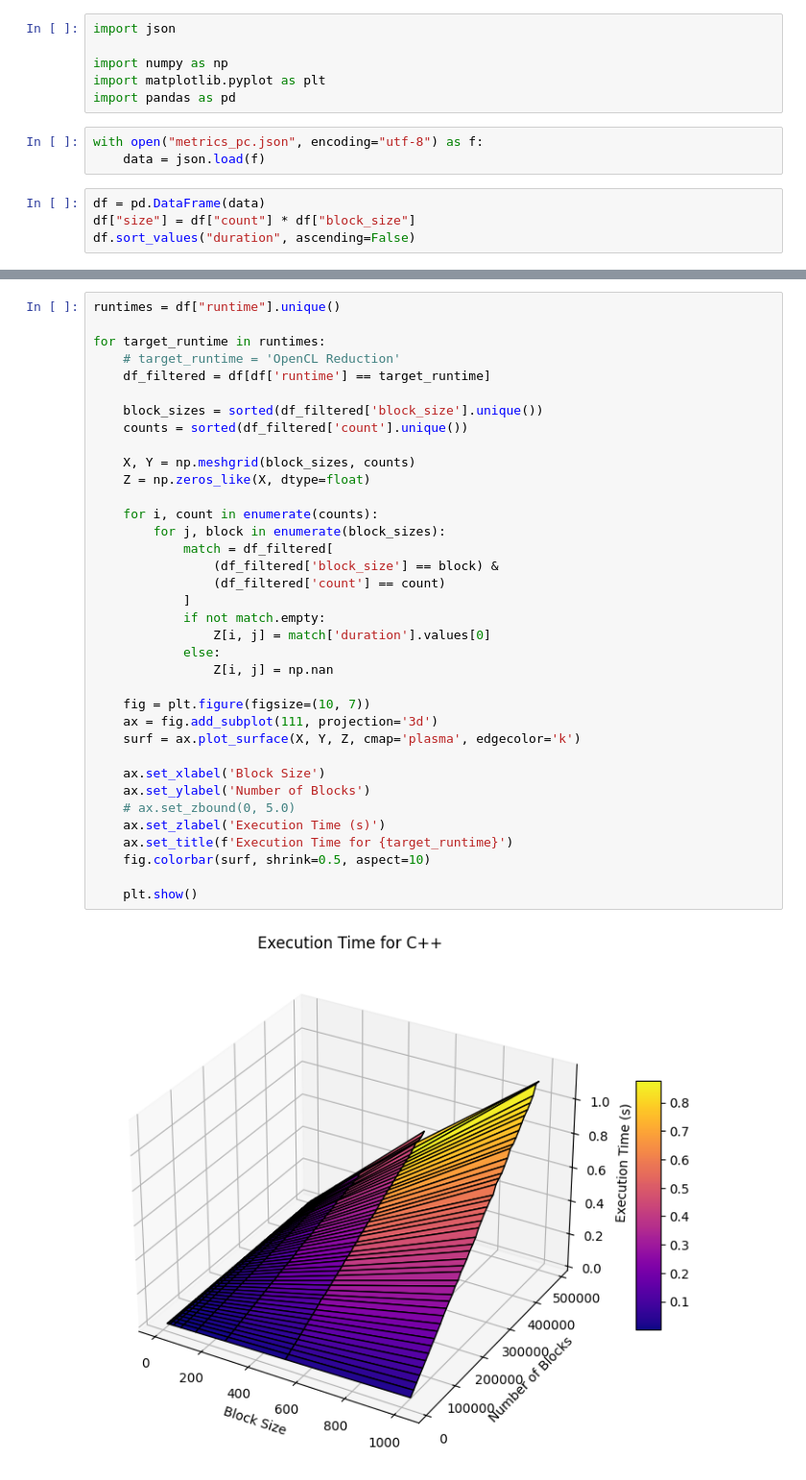
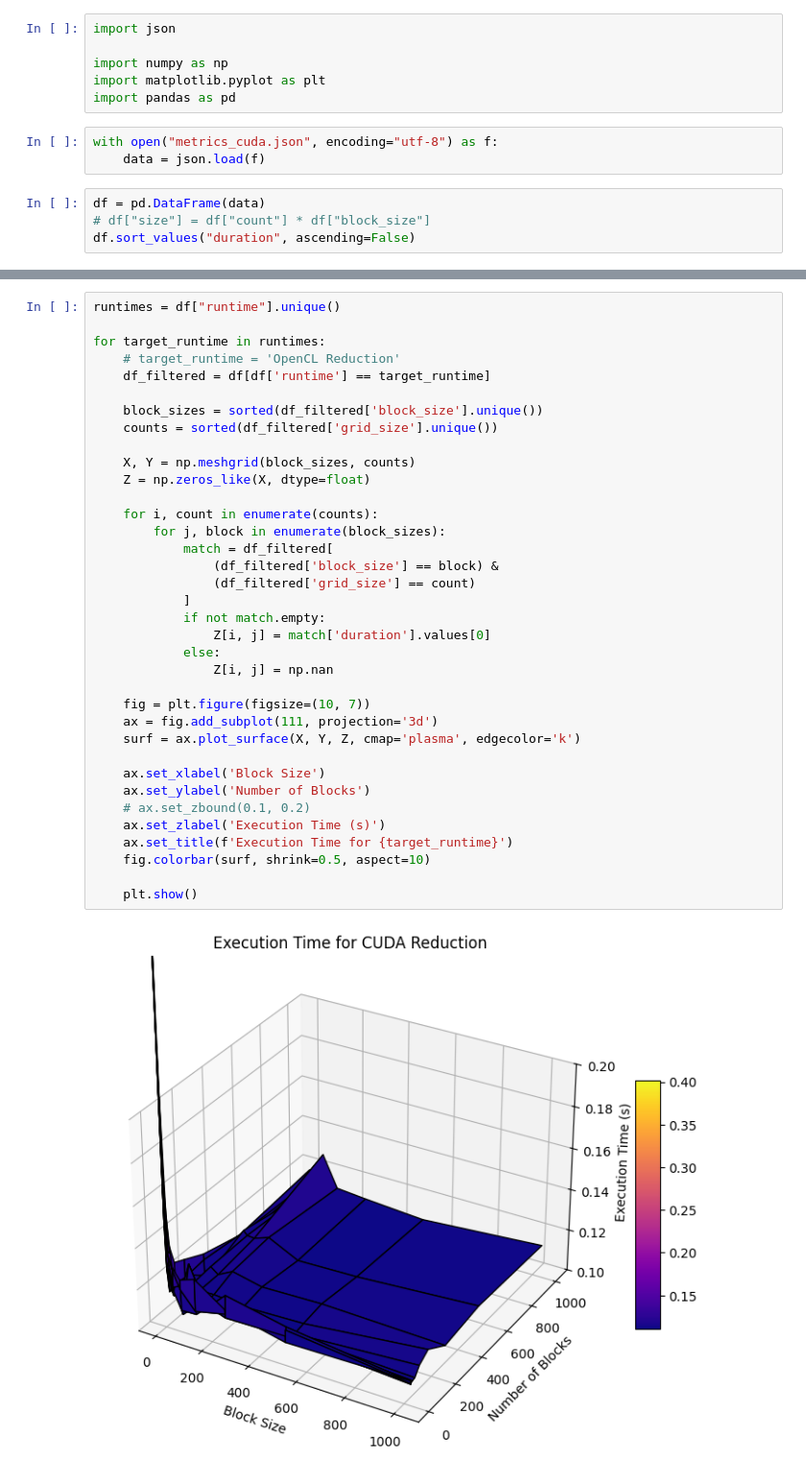
Before and after one commit to evsholukh/MatVec, a Jupyter notebook: graph.ipynb, the cells around one changed output, grey strips where cells are left out. Shown at 96% size. Saved outputs shown, nothing was run; the diff lists cells and outputs as text.

Commit message:
Fix graph.ipynb

```diff
--- a/graph.ipynb
+++ b/graph.ipynb
@@ -7,10 +7,10 @@ import numpy as np
 import matplotlib.pyplot as plt
 import pandas as pd
 # %%
-with open("metrics_pc.json", encoding="utf-8") as f:
+with open("metrics_cuda.json", encoding="utf-8") as f:
     data = json.load(f)
 # %%
 df = pd.DataFrame(data)
-df["size"] = df["count"] * df["block_size"]
+# df["size"] = df["count"] * df["block_size"]
 df.sort_values("duration", ascending=False)
 # %% [output]
@@ -34,34 +34,34 @@ for target_runtime in runtimes:
     # target_runtime = 'OpenCL Reduction'
     df_filtered = df[df['runtime'] == target_runtime]
 
     block_sizes = sorted(df_filtered['block_size'].unique())
-    counts = sorted(df_filtered['count'].unique())
+    counts = sorted(df_filtered['grid_size'].unique())
 
     X, Y = np.meshgrid(block_sizes, counts)
     Z = np.zeros_like(X, dtype=float)
 
     for i, count in enumerate(counts):
         for j, block in enumerate(block_sizes):
             match = df_filtered[
                 (df_filtered['block_size'] == block) &
-                (df_filtered['count'] == count)
+                (df_filtered['grid_size'] == count)
             ]
             if not match.empty:
                 Z[i, j] = match['duration'].values[0]
             else:
                 Z[i, j] = np.nan
 
     fig = plt.figure(figsize=(10, 7))
     ax = fig.add_subplot(111, projection='3d')
     surf = ax.plot_surface(X, Y, Z, cmap='plasma', edgecolor='k')
 
     ax.set_xlabel('Block Size')
     ax.set_ylabel('Number of Blocks')
-    # ax.set_zbound(0, 5.0)
+    # ax.set_zbound(0.1, 0.2)
     ax.set_zlabel('Execution Time (s)')
     ax.set_title(f'Execution Time for {target_runtime}')
     fig.colorbar(surf, shrink=0.5, aspect=10)
 
     plt.show()
 # %% [output]
-[figure, old version]
+[figure, new version]
```
Also changed, not shown: parts of 2 cells of this notebook.
